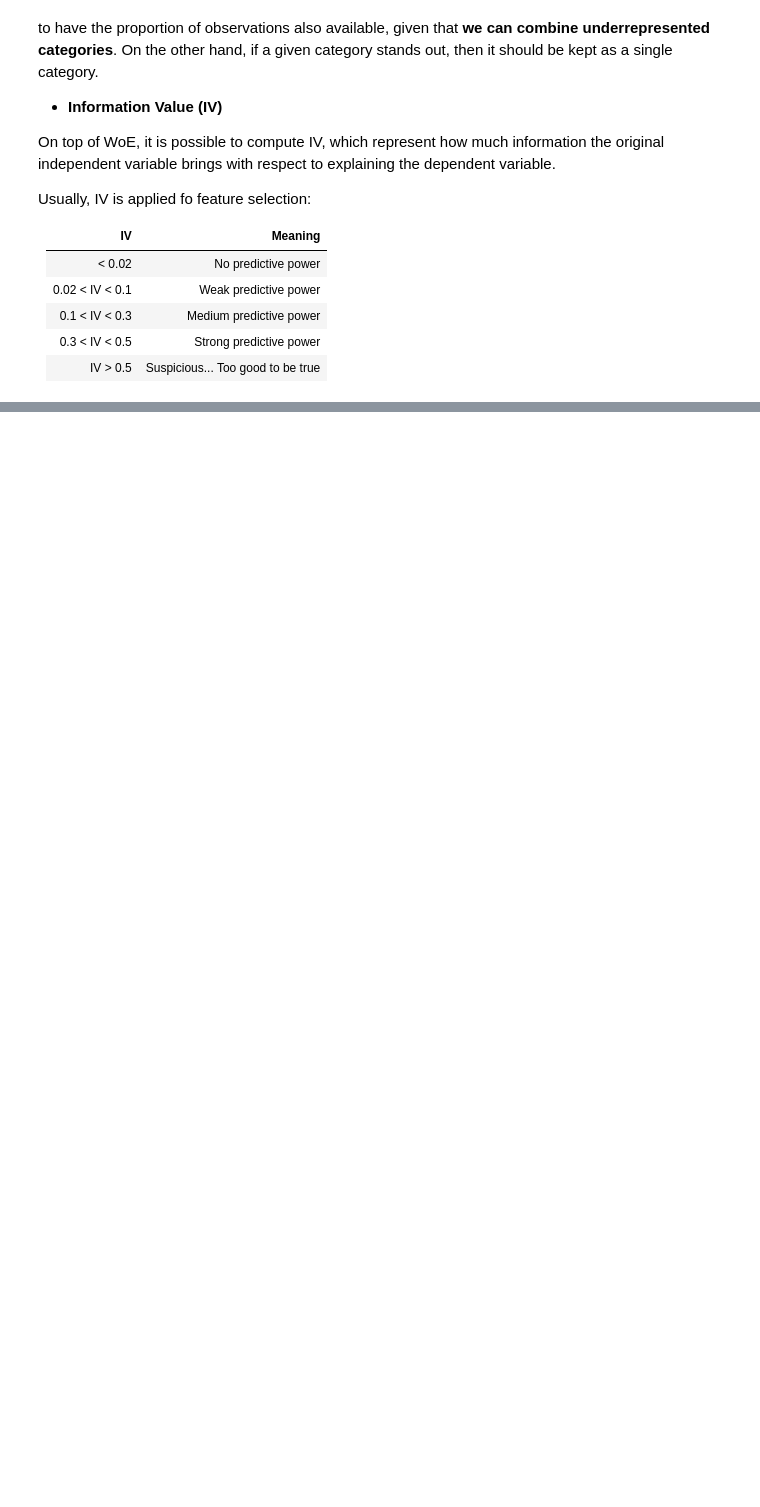
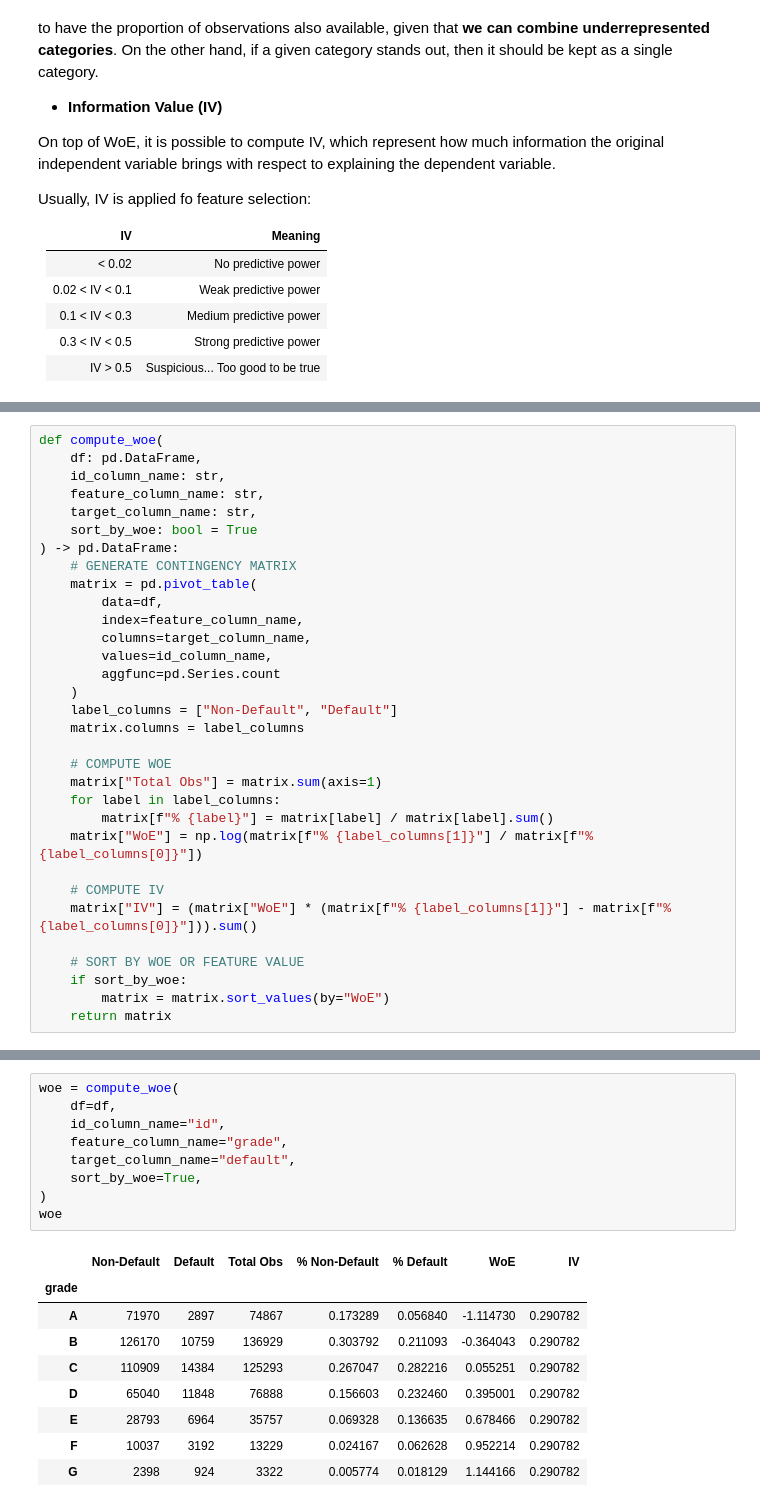
Before and after one commit to gfluz94/credit-risk-modeling, a Jupyter notebook: notebooks/EDA PD Model.ipynb, the cells around one changed output, grey strips where cells are left out. Cells and saved outputs as stored; diff of their text form; blank space fills up the shorter version.

```diff
--- a/notebooks/EDA PD Model.ipynb
+++ b/notebooks/EDA PD Model.ipynb
@@ -120,0 +94,32 @@ matrix
+# %%
+def compute_woe(
+    df: pd.DataFrame,
+    id_column_name: str,
+    feature_column_name: str,
+    target_column_name: str,
+    sort_by_woe: bool = True
+) -> pd.DataFrame:
+    # GENERATE CONTINGENCY MATRIX
+    matrix = pd.pivot_table(
+        data=df,
+        index=feature_column_name,
+        columns=target_column_name,
+        values=id_column_name,
+        aggfunc=pd.Series.count
+    )
+    label_columns = ["Non-Default", "Default"]
+    matrix.columns = label_columns
+
+    # COMPUTE WOE
+    matrix["Total Obs"] = matrix.sum(axis=1)
+    for label in label_columns:
+        matrix[f"% {label}"] = matrix[label] / matrix[label].sum()
+    matrix["WoE"] = np.log(matrix[f"% {label_columns[1]}"] / matrix[f"% {label_columns[0]}"])
+
+    # COMPUTE IV
+    matrix["IV"] = (matrix["WoE"] * (matrix[f"% {label_columns[1]}"] - matrix[f"% {label_columns[0]}"])).sum()
+
+    # SORT BY WOE OR FEATURE VALUE
+    if sort_by_woe:
+        matrix = matrix.sort_values(by="WoE")
+    return matrix
@@ -120,0 +140,19 @@ matrix
+# %%
+woe = compute_woe(
+    df=df,
+    id_column_name="id",
+    feature_column_name="grade",
+    target_column_name="default",
+    sort_by_woe=True,
+)
+woe
+# %% [output]
+|  | Non-Default | Default | Total Obs | % Non-Default | % Default | WoE | IV |
+| grade |  |  |  |  |  |  |  |
+| A | 71970 | 2897 | 74867 | 0.173289 | 0.056840 | -1.114730 | 0.290782 |
+| B | 126170 | 10759 | 136929 | 0.303792 | 0.211093 | -0.364043 | 0.290782 |
+| C | 110909 | 14384 | 125293 | 0.267047 | 0.282216 | 0.055251 | 0.290782 |
+| D | 65040 | 11848 | 76888 | 0.156603 | 0.232460 | 0.395001 | 0.290782 |
+| E | 28793 | 6964 | 35757 | 0.069328 | 0.136635 | 0.678466 | 0.290782 |
+| F | 10037 | 3192 | 13229 | 0.024167 | 0.062628 | 0.952214 | 0.290782 |
+| G | 2398 | 924 | 3322 | 0.005774 | 0.018129 | 1.144166 | 0.290782 |
```
Also changed, not shown: parts of 4 cells of this notebook.
